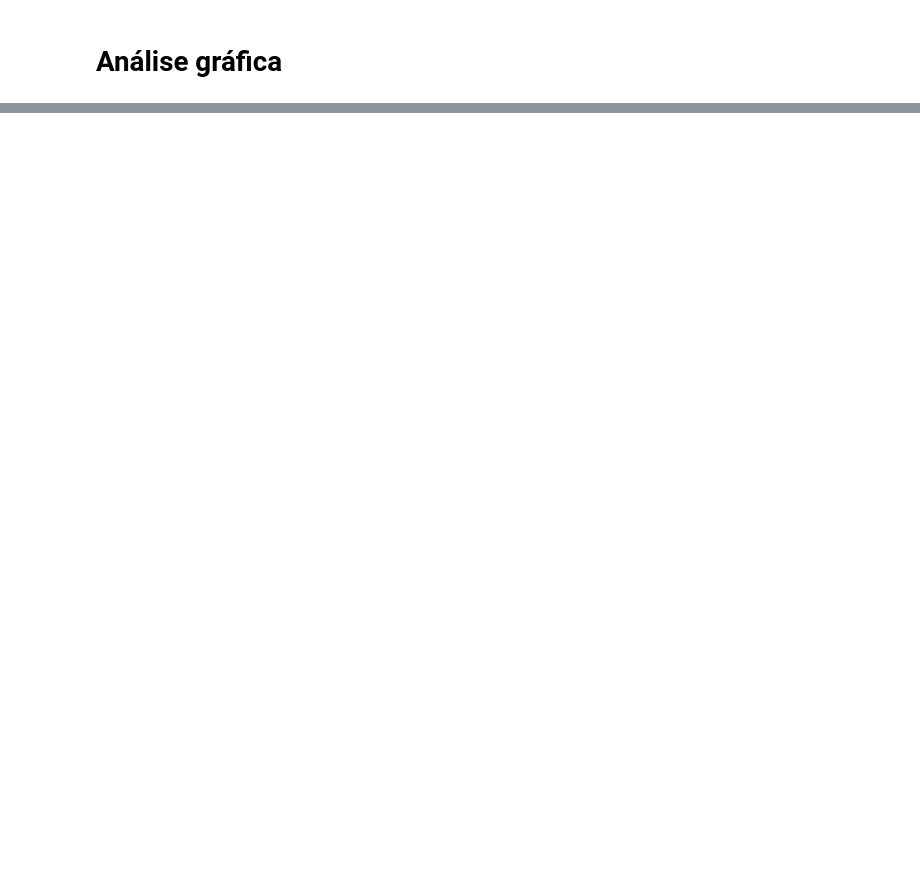
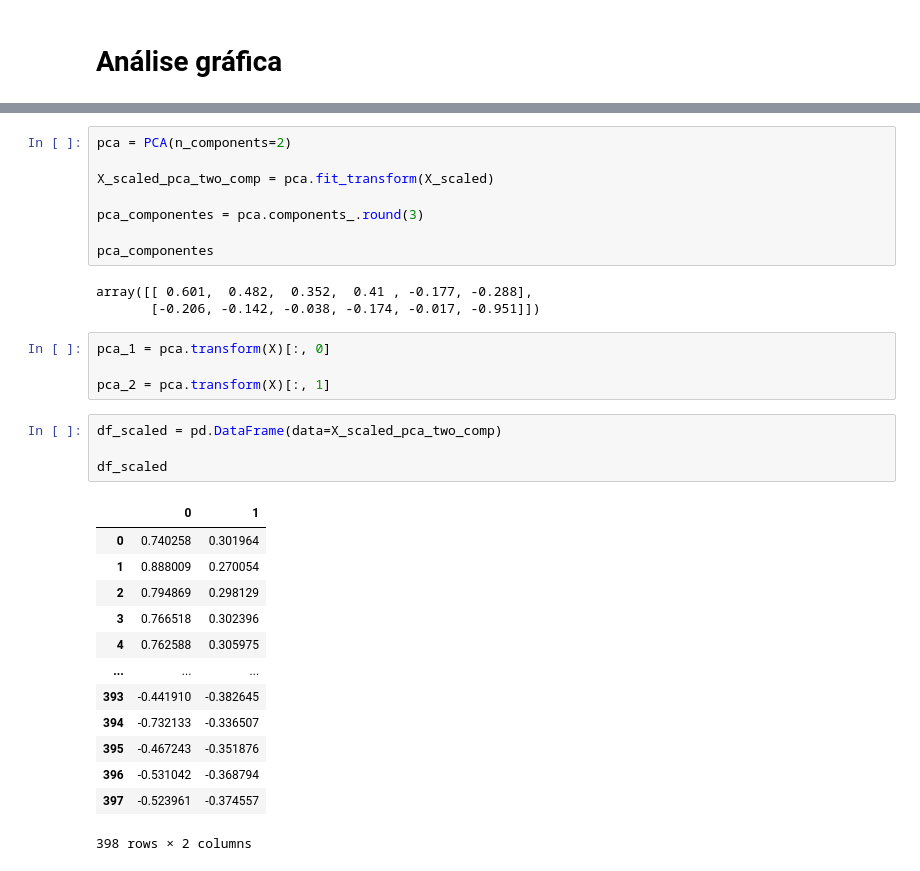
Before and after one commit to victorpecine/estudo_xgboost, a Jupyter notebook: mpg_xgboost.ipynb, the cells around one changed output, grey strips where cells are left out. Drawn from its saved outputs; the diff is of its cells as text; blank space fills up the shorter version.

```diff
--- a/mpg_xgboost.ipynb
+++ b/mpg_xgboost.ipynb
@@ -187,0 +315,33 @@ plt.legend()
+# %%
+pca = PCA(n_components=2)
+
+X_scaled_pca_two_comp = pca.fit_transform(X_scaled)
+
+pca_componentes = pca.components_.round(3)
+
+pca_componentes
+# %% [output]
+array([[ 0.601,  0.482,  0.352,  0.41 , -0.177, -0.288],
+       [-0.206, -0.142, -0.038, -0.174, -0.017, -0.951]])
+# %%
+pca_1 = pca.transform(X)[:, 0]
+
+pca_2 = pca.transform(X)[:, 1]
+# %%
+df_scaled = pd.DataFrame(data=X_scaled_pca_two_comp)
+
+df_scaled
+# %% [output]
+|  | 0 | 1 |
+| 0 | 0.740258 | 0.301964 |
+| 1 | 0.888009 | 0.270054 |
+| 2 | 0.794869 | 0.298129 |
+| 3 | 0.766518 | 0.302396 |
+| 4 | 0.762588 | 0.305975 |
+| ... | ... | ... |
+| 393 | -0.441910 | -0.382645 |
+| 394 | -0.732133 | -0.336507 |
+| 395 | -0.467243 | -0.351876 |
+| 396 | -0.531042 | -0.368794 |
+| 397 | -0.523961 | -0.374557 |
+398 rows × 2 columns
```
Also changed, not shown: parts of 44 cells of this notebook.
